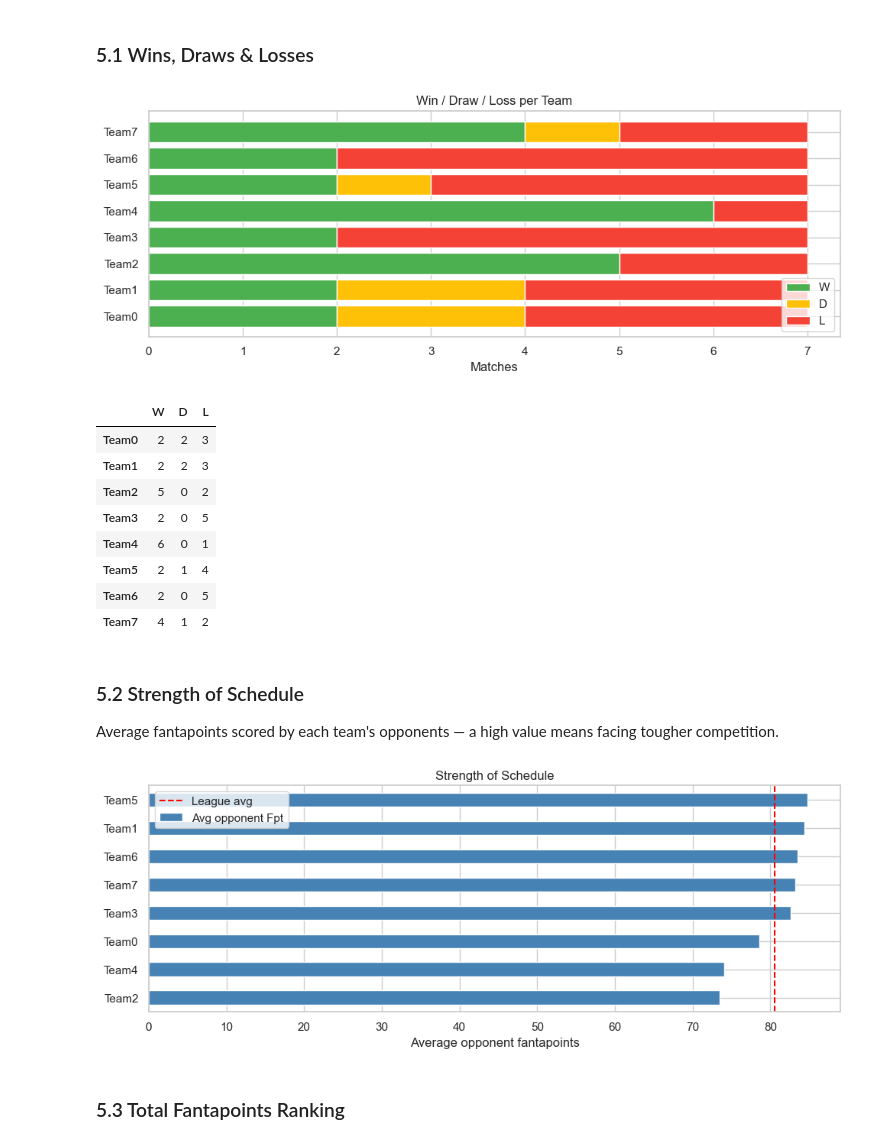
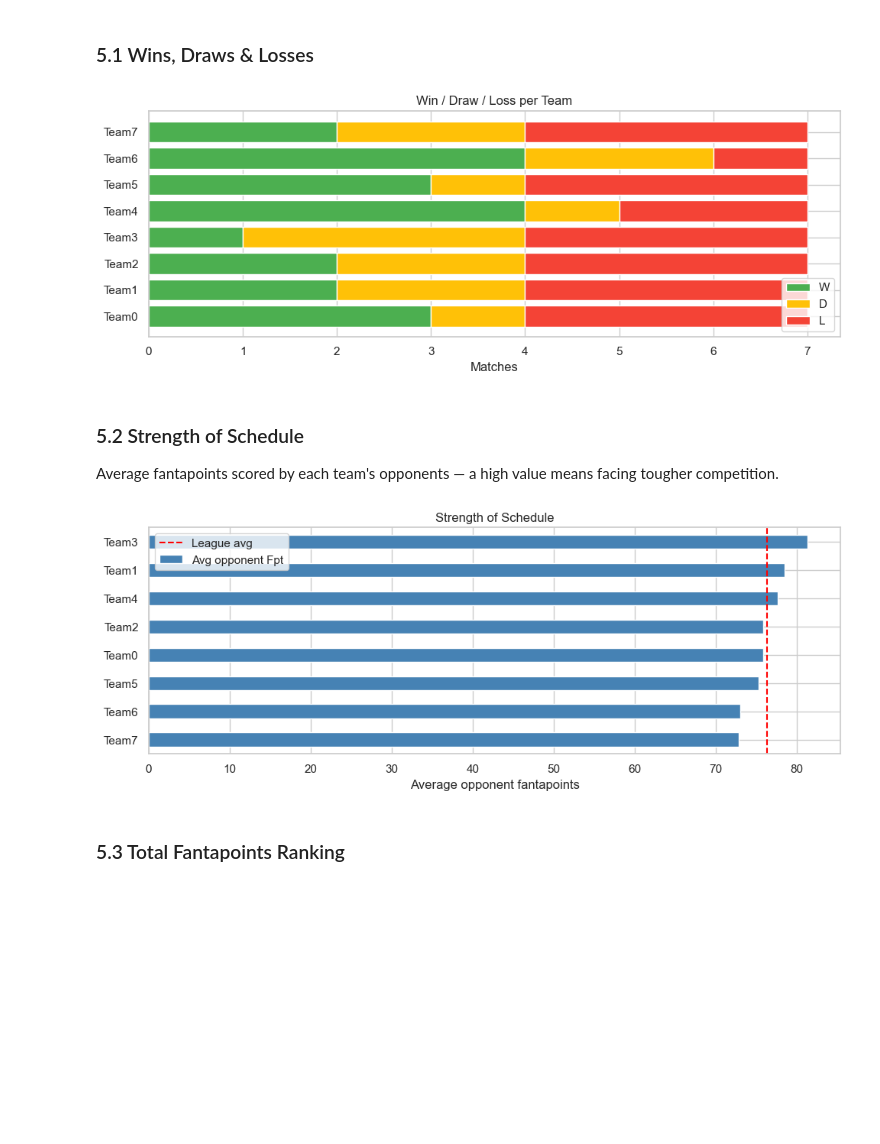
Before and after one commit to ggange/pyfantastat, a Jupyter notebook: examples/pyfantastat_demo_executed.ipynb, the cells around one changed output. Drawn from its saved outputs; the diff is of its cells as text; code cells hidden in the pictures; blank space fills up the shorter version.

```diff
--- a/examples/pyfantastat_demo_executed.ipynb
+++ b/examples/pyfantastat_demo_executed.ipynb
@@ -53,7 +53,7 @@ except FileNotFoundError:
     rng = random.Random(0)
     _names = [f'Team{i}' for i in range(8)]
     _n_rounds = 7
-    _pts   = {n: [round(rng.uniform(55, 100), 1) for _ in range(_n_rounds)] for n in _names}
+    _pts   = {n: [np.random.choice(np.arange(55,101,0.5)) for _ in range(_n_rounds)] for n in _names}
     _cal   = []
     for rnd in range(7):
         shuffled = list(range(8)); rng.shuffle(shuffled)
@@ -108,16 +105,21 @@ df_pts.style.background_gradient(cmap='RdYlGn', axis=1).format('{:.1f}')
 # %%
 from pyfantastat import Championship
 
-TIEBREAKERS = ['Punti', 'Classifica avulsa', 'Differenza reti', 'Somma punti totale']
+TIEBREAKERS = ['Punti', 'Classifica avulsa', 'Differenza reti', 'Somma punti totale', 'Gol fatti', 'Gol subiti']
 
 ch = Championship.from_calendar_data(
     data,
     card_order=TIEBREAKERS,
+    interval=True,
+    pt_interval=3,
+    only_in_range=False,
 )
 
 print(f'Competition type : {ch.competition_type}')
-print(f'Goal threshold   : {ch.goal_threshold or 5} pts  ')
+print(f'Goal threshold   : {ch.goal_threshold or 5} pts')
 print(f'Interval mode    : {ch.interval}')
+print(f'Points interval  : {ch.pt_interval} pts')
+print(f'Only in range    : {ch.only_in_range}')
 print(f'Teams registered : {len(ch.teams)}')
 # %% [output]
 Competition type : Standard
@@ -255,30 +242,20 @@ All analytics methods require `generate_ranking()` to have been called first (it
 # %%
 wdl = ch.get_wins_draws_losses()
 df_wdl = pd.DataFrame(wdl).T[['W', 'D', 'L']]
 
 fig, ax = plt.subplots(figsize=(10, 4))
 left = np.zeros(len(df_wdl))
 colours = {'W': '#4CAF50', 'D': '#FFC107', 'L': '#F44336'}
 for col in ['W', 'D', 'L']:
     ax.barh(df_wdl.index, df_wdl[col], left=left, label=col, color=colours[col])
     left += df_wdl[col].values
 ax.set_xlabel('Matches')
 ax.set_title('Win / Draw / Loss per Team')
 ax.legend(loc='lower right')
 plt.tight_layout()
 plt.show()
-df_wdl
 # %% [output]
-[figure, old version]
+[figure, new version]
-|  | W | D | L |
-| Team0 | 2 | 2 | 3 |
-| Team1 | 2 | 2 | 3 |
-| Team2 | 5 | 0 | 2 |
-| Team3 | 2 | 0 | 5 |
-| Team4 | 6 | 0 | 1 |
-| Team5 | 2 | 1 | 4 |
-| Team6 | 2 | 0 | 5 |
-| Team7 | 4 | 1 | 2 |
 # %% [markdown]
 ### 5.2 Strength of Schedule
 
@@ -296,7 +273,7 @@ ax.legend()
 plt.tight_layout()
 plt.show()
 # %% [output]
-[figure, old version]
+[figure, new version]
 # %% [markdown]
 ### 5.3 Total Fantapoints Ranking
 # %%
```
Also changed, not shown: parts of 22 cells of this notebook, 17 other files.
